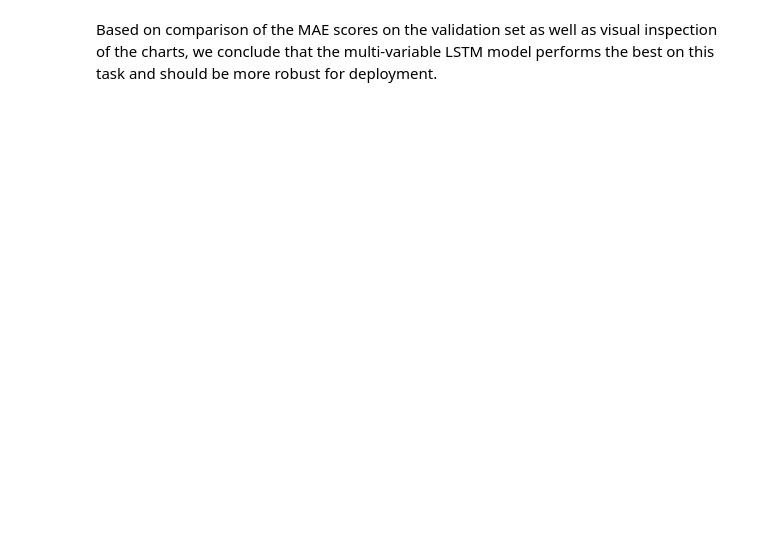
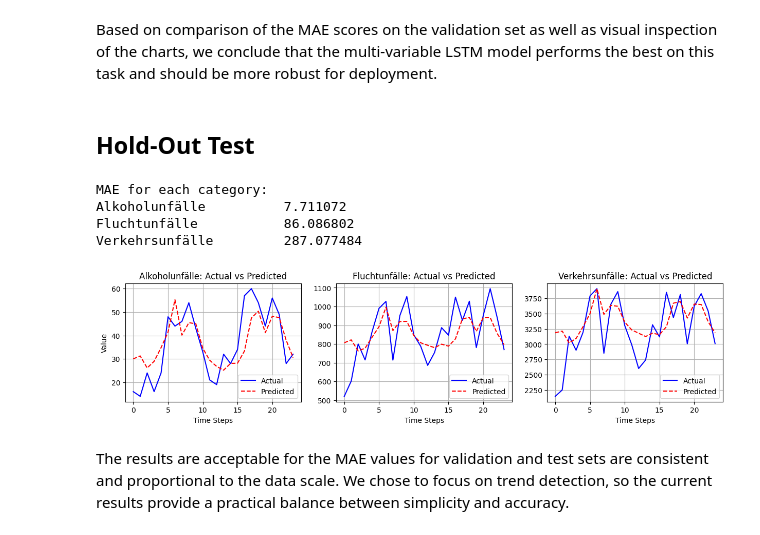
Before and after one commit to RainTreeCrow/DPS-AI-Challenge, a Jupyter notebook: AI_Model.ipynb, the cells around one changed output. Cells and saved outputs as stored; diff of their text form; code cells hidden in the pictures; blank space fills up the shorter version.

Commit message:
run through

```diff
--- a/AI_Model.ipynb
+++ b/AI_Model.ipynb
@@ -702,2 +702,65 @@ Verkehrsunfälle         258.02547826522436
 # %% [markdown]
 Based on comparison of the MAE scores on the validation set as well as visual inspection of the charts, we conclude that the multi-variable LSTM model performs the best on this task and should be more robust for deployment.
+# %% [markdown]
+## Hold-Out Test
+# %%
+# Extract test values for scaling
+wide_test = test_data.pivot(index='Date', columns='Category', values='Value')
+wide_test = wide_test.asfreq('MS')
+
+# Extract the last 'look_back' rows from validation data
+val_tail = wide_data.tail(look_back)
+
+# Concatenate val_tail with wider_test
+test_combined = pd.concat([val_tail, wide_test])
+
+# Transform combined test data using the same scaler
+test_scaled = scaler.transform(test_combined)
+
+X_test, y_test = create_lagged_data(test_scaled, look_back)
+
+# Predict on test data
+y_test_pred = model.predict(X_test, verbose=0)
+
+# Inverse scale predictions and actual values
+y_test_pred_original = scaler.inverse_transform(y_test_pred)
+y_test_original = scaler.inverse_transform(y_test)
+
+# Extract categories from wide_test.columns
+categories = wide_test.columns
+
+# Initialize the subplot
+fig, axes = plt.subplots(1, len(categories), figsize=(15, 3))
+
+print("MAE for each category:")
+
+# Loop through each category
+for i, category in enumerate(categories):
+    # Extract actual and predicted values for the current category
+    actual_values = y_test_original[:, i]  # First feature of actual values for category
+    predicted_values = y_test_pred_original[:, i]  # First feature of predicted values for category
+
+    # Calculate MAE
+    mae = mean_absolute_error(actual_values, predicted_values)
+    print(f"{category}\t\t{mae:2f}")
+
+    # Plot actual vs predicted
+    ax = axes[i]
+    ax.plot(actual_values, label='Actual', color='blue')
+    ax.plot(predicted_values, label='Predicted', color='red', linestyle='--')
+    ax.set_title(f'{category}: Actual vs Predicted')
+    ax.set_xlabel('Time Steps')
+    if i == 0:
+        ax.set_ylabel('Value')
+    ax.grid(True)
+    ax.legend()
+
+plt.show()
+# %% [output]
+MAE for each category:
+Alkoholunfälle          7.711072
+Fluchtunfälle           86.086802
+Verkehrsunfälle         287.077484
+[figure, added]
+# %% [markdown]
+The results are acceptable for the MAE values for validation and test sets are consistent and proportional to the data scale. We chose to focus on trend detection, so the current results provide a practical balance between simplicity and accuracy.
```
Also changed, not shown: parts of 7 cells of this notebook, 1 other file.
